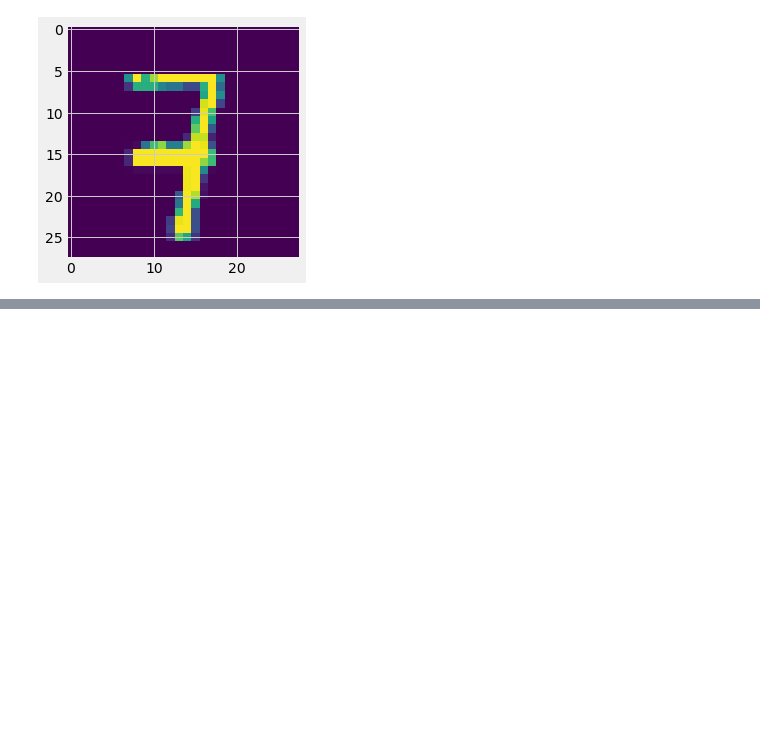
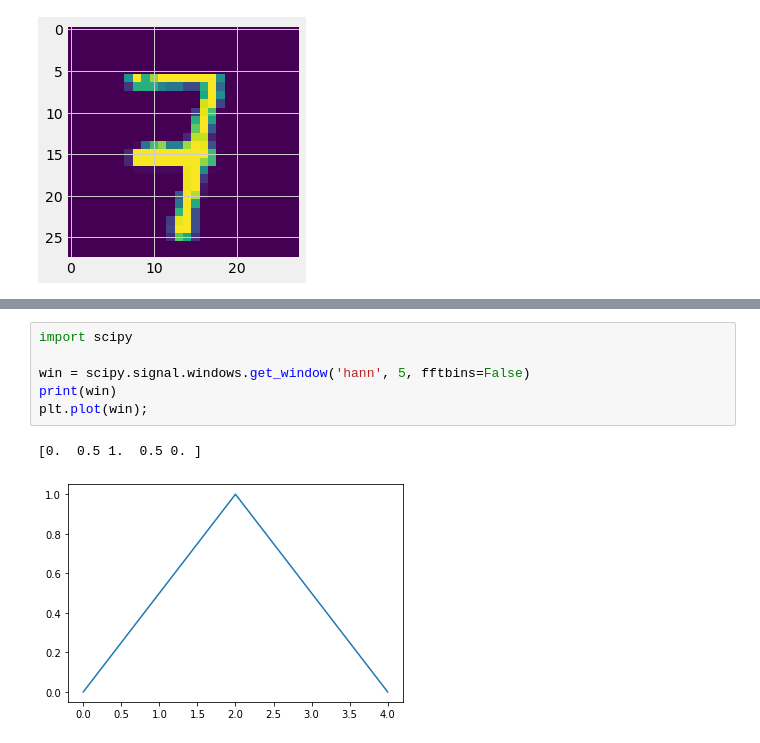
Before and after one commit to AniccsSora/MFA_DAE_ME, a Jupyter notebook: src/畫圖用/AE_example.ipynb, the cells around one changed output, grey strips where cells are left out. Cells and saved outputs as stored; diff of their text form; blank space fills up the shorter version.

```diff
--- a/src/畫圖用/AE_example.ipynb
+++ b/src/畫圖用/AE_example.ipynb
@@ -243,0 +279,9 @@ plt.show()
+# %%
+import scipy
+
+win = scipy.signal.windows.get_window('hann', 5, fftbins=False)
+print(win)
+plt.plot(win);
+# %% [output]
+[0.  0.5 1.  0.5 0. ]
+[figure, added]
```
Also changed, not shown: parts of 18 cells of this notebook, 4 other files.
